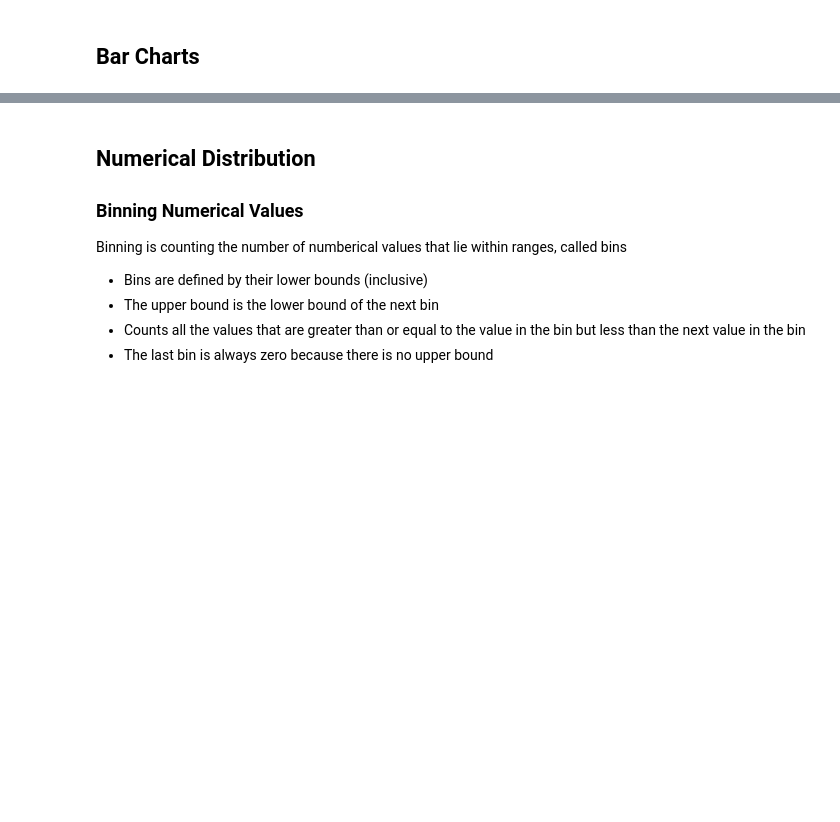
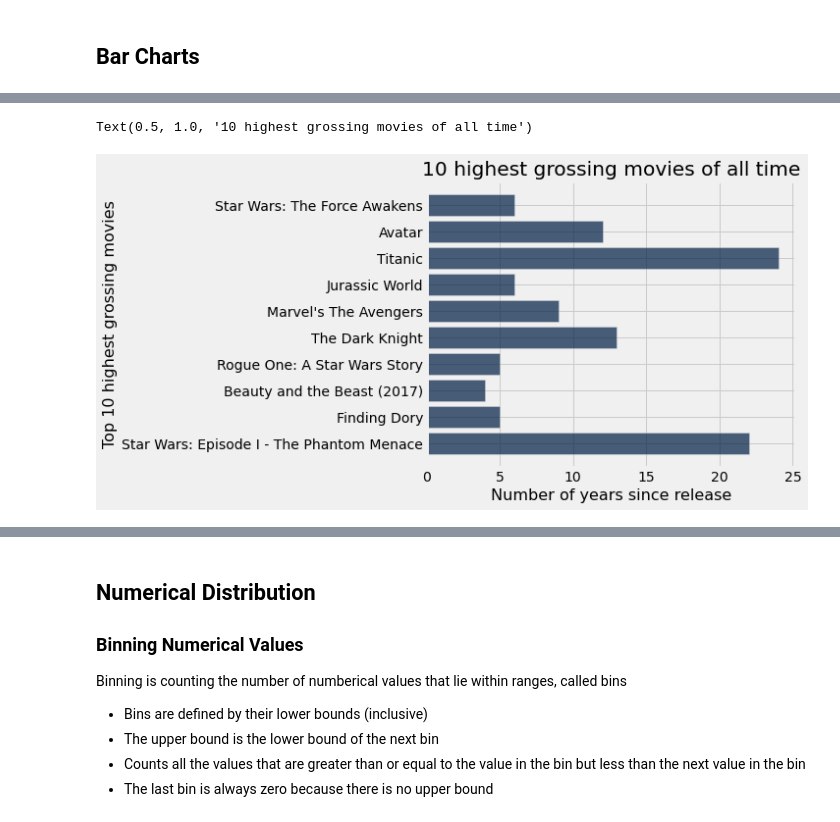
Before and after one commit to Mrsnellek/DS-400-22S8W1, a Jupyter notebook: Week_4/lec04/lec_04_chapters_6_and_7.ipynb, the cells around one changed output, grey strips where cells are left out. Saved outputs shown, nothing was run; the diff lists cells and outputs as text; code cells hidden in the pictures; blank space fills up the shorter version.

```diff
--- a/Week_4/lec04/lec_04_chapters_6_and_7.ipynb
+++ b/Week_4/lec04/lec_04_chapters_6_and_7.ipynb
@@ -252,3 +569,11 @@ top10_year.barh('Title', 'Age')
+# %%
+top10_year.barh('Title', 'Age')
+plots.xlabel("Number of years since release")
+plots.ylabel("Top 10 highest grossing movies")
+plots.title("10 highest grossing movies of all time")
+# %% [output]
+Text(0.5, 1.0, '10 highest grossing movies of all time')
+[figure, added]
 # %% [markdown]
 ## What's wrong with the the figure below?
 ### Remake a horizontal bar plot with the data on the y-axis going to zero.
```
Also changed, not shown: parts of 75 cells of this notebook, 10 other files.
